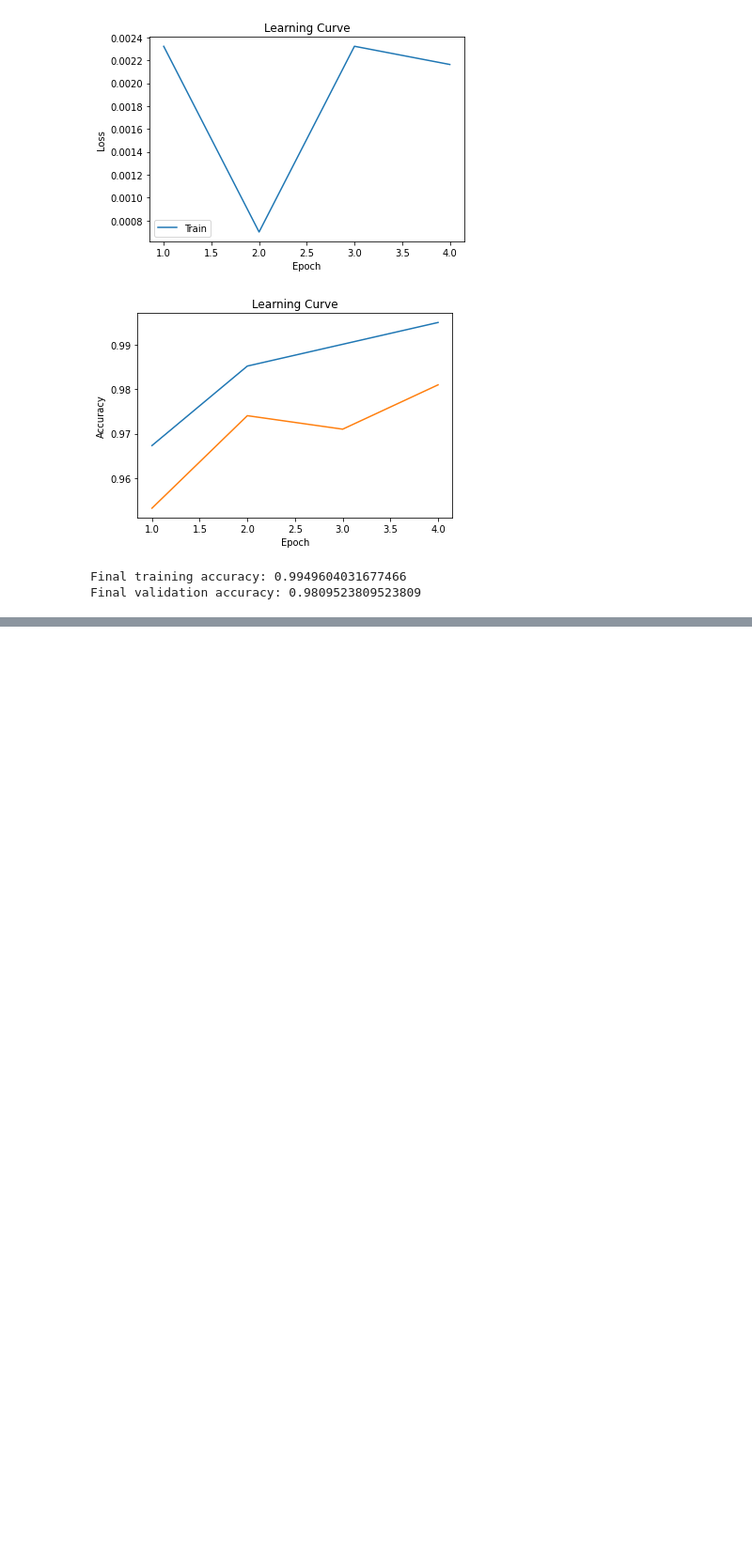
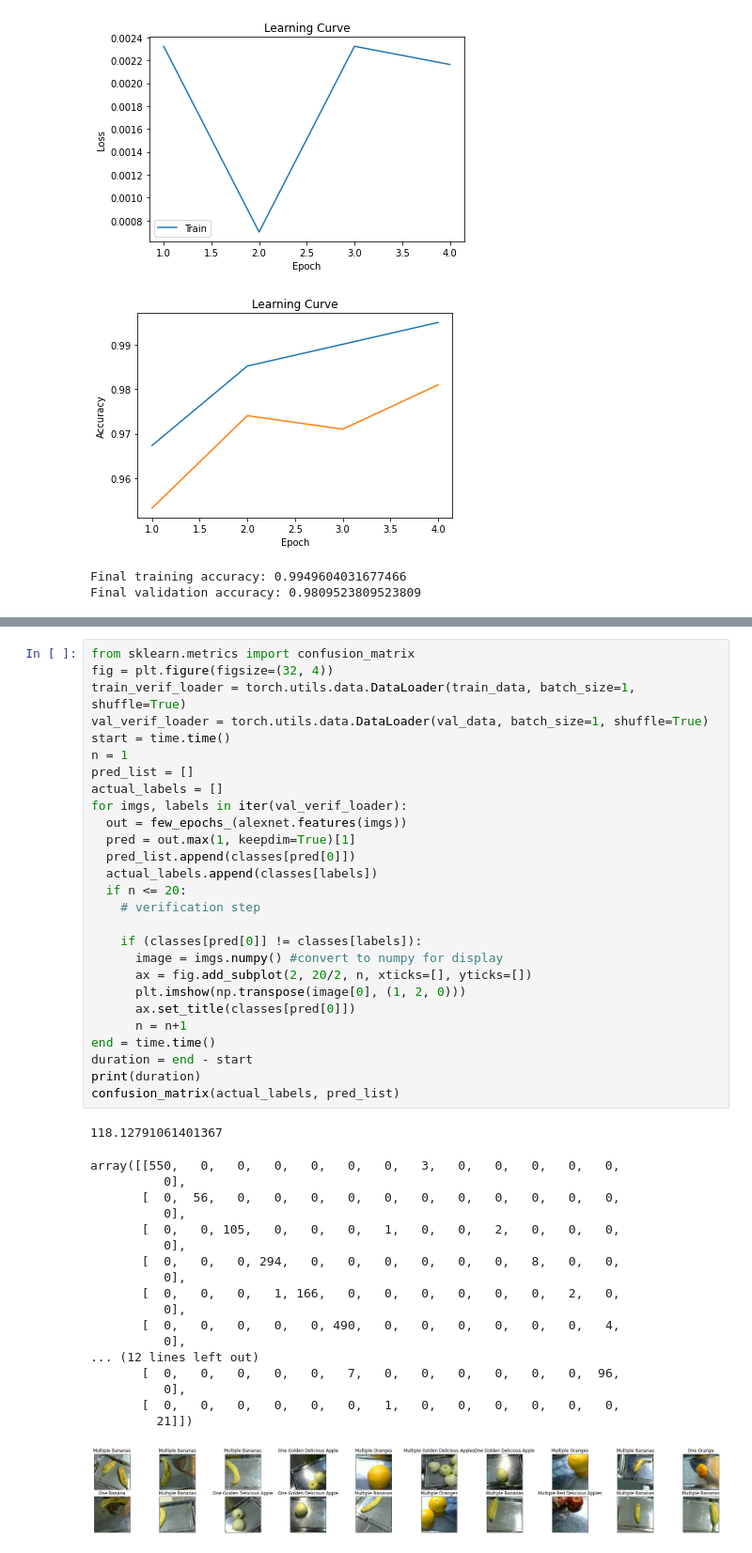
Before and after one commit to SupermarketAutomationAI/Primary_Shakiba, a Jupyter notebook: Primary_Model.ipynb, the cells around one changed output, grey strips where cells are left out. Shown at 94% size. Cells and saved outputs as stored; diff of their text form; blank space fills up the shorter version.

```diff
--- a/Primary_Model.ipynb
+++ b/Primary_Model.ipynb
@@ -366,0 +431,47 @@ Final validation accuracy: 0.9809523809523809
+# %%
+from sklearn.metrics import confusion_matrix
+fig = plt.figure(figsize=(32, 4))
+train_verif_loader = torch.utils.data.DataLoader(train_data, batch_size=1, shuffle=True)
+val_verif_loader = torch.utils.data.DataLoader(val_data, batch_size=1, shuffle=True)
+start = time.time()
+n = 1
+pred_list = []
+actual_labels = []
+for imgs, labels in iter(val_verif_loader):
+  out = few_epochs_(alexnet.features(imgs))
+  pred = out.max(1, keepdim=True)[1]
+  pred_list.append(classes[pred[0]])
+  actual_labels.append(classes[labels])
+  if n <= 20:
+    # verification step
+
+    if (classes[pred[0]] != classes[labels]):
+      image = imgs.numpy() #convert to numpy for display
+      ax = fig.add_subplot(2, 20/2, n, xticks=[], yticks=[])
+      plt.imshow(np.transpose(image[0], (1, 2, 0)))
+      ax.set_title(classes[pred[0]])
+      n = n+1
+end = time.time()
+duration = end - start
+print(duration)
+confusion_matrix(actual_labels, pred_list)
+# %% [output]
+118.12791061401367
+array([[550,   0,   0,   0,   0,   0,   0,   3,   0,   0,   0,   0,   0,
+          0],
+       [  0,  56,   0,   0,   0,   0,   0,   0,   0,   0,   0,   0,   0,
+          0],
+       [  0,   0, 105,   0,   0,   0,   1,   0,   0,   2,   0,   0,   0,
+          0],
+       [  0,   0,   0, 294,   0,   0,   0,   0,   0,   0,   8,   0,   0,
+          0],
+       [  0,   0,   0,   1, 166,   0,   0,   0,   0,   0,   0,   2,   0,
+          0],
+       [  0,   0,   0,   0,   0, 490,   0,   0,   0,   0,   0,   0,   4,
+          0],
+... (12 lines left out)
+       [  0,   0,   0,   0,   0,   7,   0,   0,   0,   0,   0,   0,  96,
+          0],
+       [  0,   0,   0,   0,   0,   0,   1,   0,   0,   0,   0,   0,   0,
+         21]])
+[figure, added]
```
Also changed, not shown: parts of 8 cells of this notebook.
